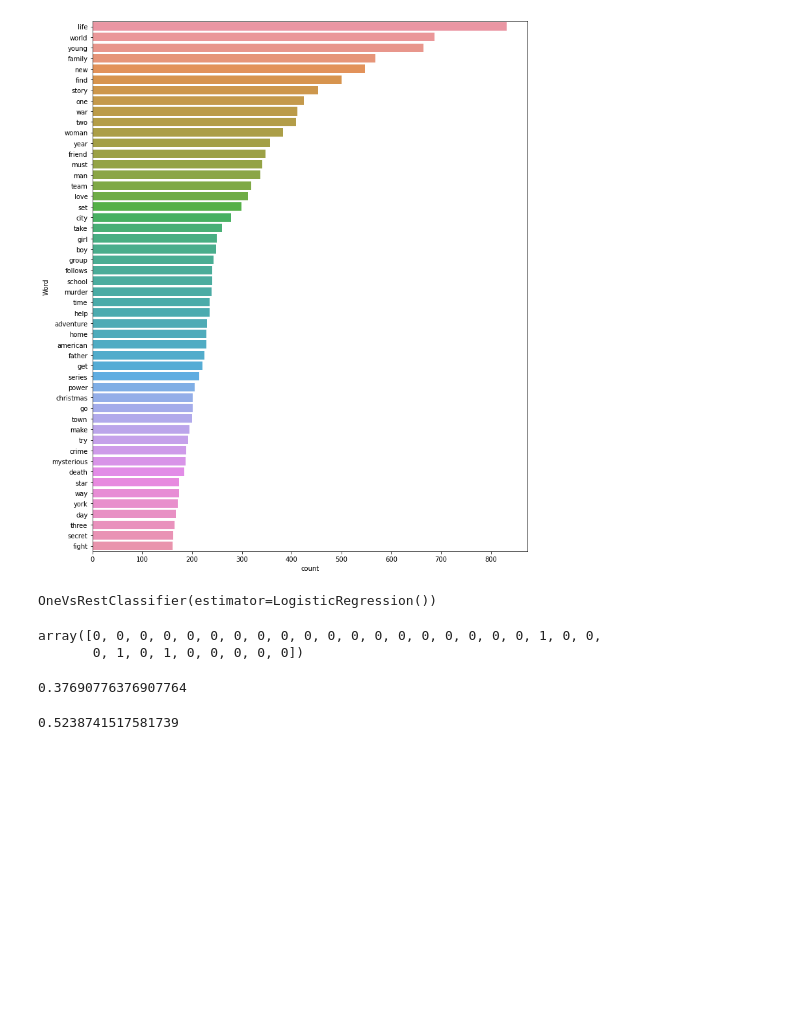
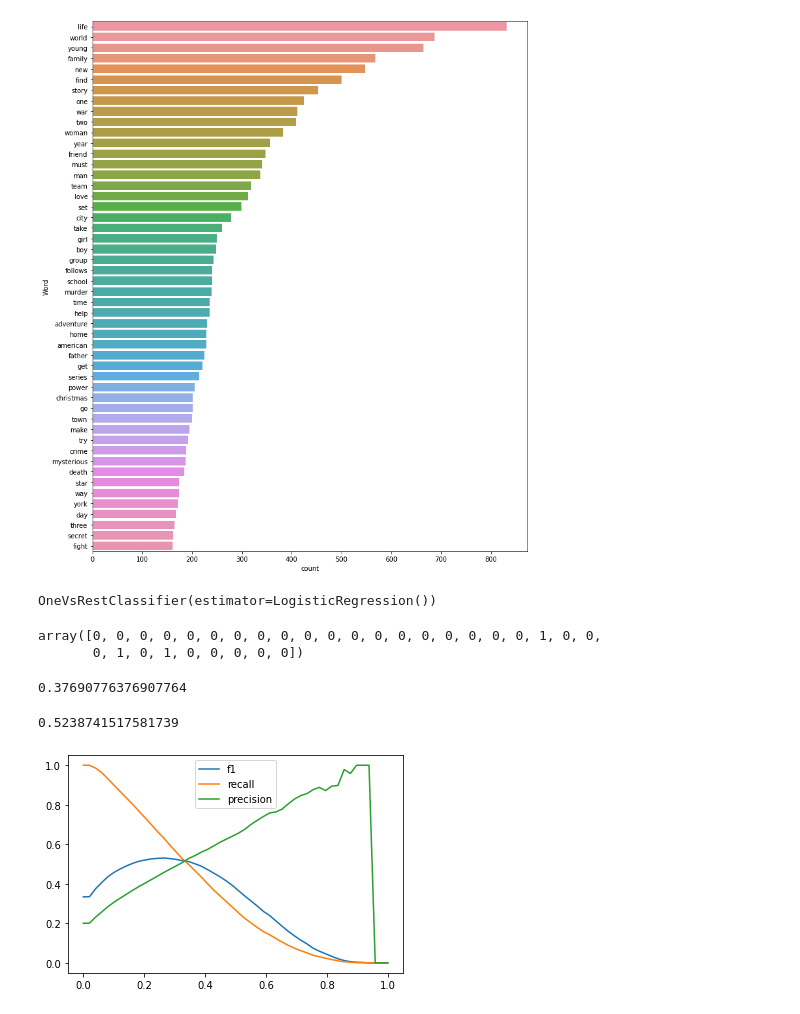
Before and after one commit to zer0deck/IndustrialML, a Jupyter notebook: Lab_2/preprocess_data.ipynb, the cells around one changed output. Saved outputs shown, nothing was run; the diff lists cells and outputs as text; code cells hidden in the pictures; blank space fills up the shorter version.

Commit message:
added plot

```diff
--- a/Lab_2/preprocess_data.ipynb
+++ b/Lab_2/preprocess_data.ipynb
@@ -216,3 +216,22 @@ y_pred_new = (y_pred_prob >= t).astype(int)
 f1_score(yval, y_pred_new, average="micro")
 # %% [output]
 0.5238741517581739
+# %%
+thresholds = np.linspace(0, 1)
+f1_scores = []
+recall_scores = []
+precision_scores = []
+
+for t in thresholds:
+    y_pred_new = (y_pred_prob >= t).astype(int)
+    f1_scores.append(f1_score(yval, y_pred_new, average="micro"))
+    recall_scores.append(metrics.recall_score(yval, y_pred_new, average="micro"))
+    precision_scores.append(metrics.precision_score(yval, y_pred_new, average="micro"))
+# %%
+plt.plot(thresholds, f1_scores, label='f1')
+plt.plot(thresholds, recall_scores, label='recall')
+plt.plot(thresholds, precision_scores, label='precision')
+plt.legend()
+plt.show()
+# %% [output]
+[figure, added]
```
